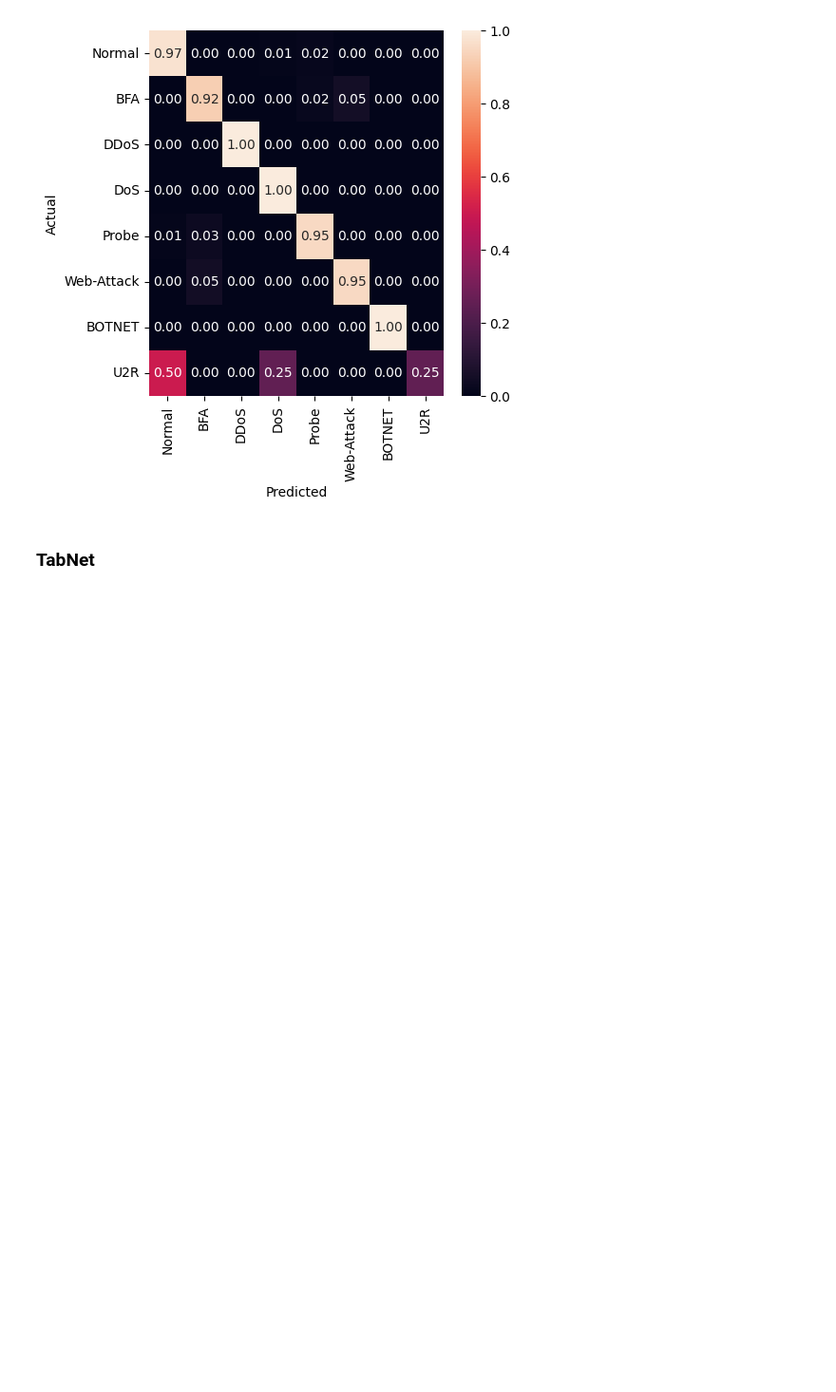
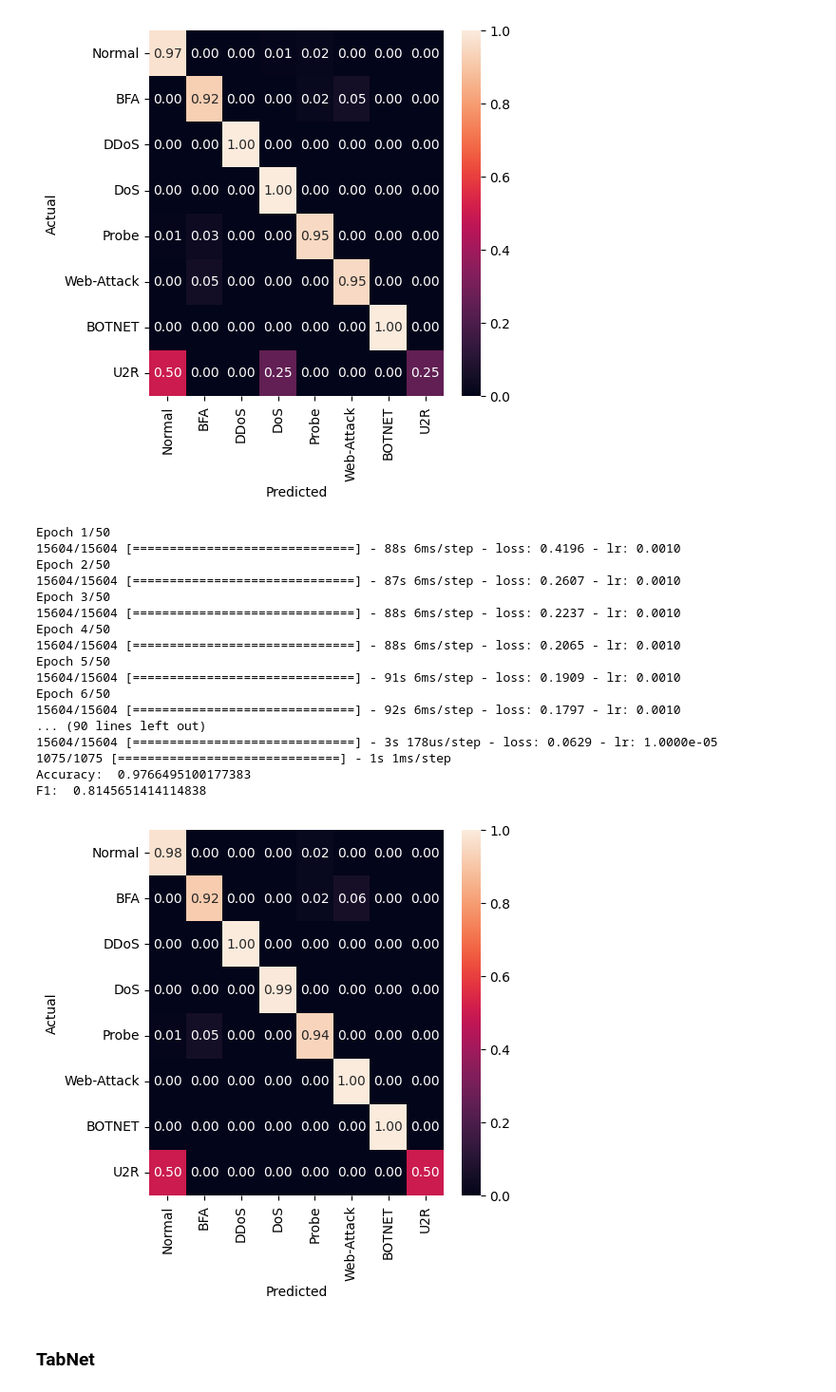
Before and after one commit to Ilyaant/ML-IDS-project, a Jupyter notebook: Work_8sem.ipynb, the cells around one changed output. Shown: that part at 95% size. Saved outputs shown, nothing was run; the diff lists cells and outputs as text; code cells hidden in the pictures; blank space fills up the shorter version.

```diff
--- a/Work_8sem.ipynb
+++ b/Work_8sem.ipynb
@@ -755,6 +755,35 @@ Epoch 6/50
 Accuracy:  0.9801971560673471
 F1:  0.7819834926604116
 [figure]
+# %%
+dr = DatRetClassifier(number_neurons=1000, batch_size=50)
+dr.fit(X_sm, y_sm)
+
+y_pred = dr.predict(X_test)
+dr_acc = accuracy_score(y_test, y_pred)
+dr_f1 = f1_score(y_test, y_pred, average='macro')
+print('Accuracy: ', dr_acc)
+print('F1: ', dr_f1)
+plot_confusion_matrix(confusion_matrix(y_test, y_pred))
+# %% [output]
+Epoch 1/50
+15604/15604 [==============================] - 88s 6ms/step - loss: 0.4196 - lr: 0.0010
+Epoch 2/50
+15604/15604 [==============================] - 87s 6ms/step - loss: 0.2607 - lr: 0.0010
+Epoch 3/50
+15604/15604 [==============================] - 88s 6ms/step - loss: 0.2237 - lr: 0.0010
+Epoch 4/50
+15604/15604 [==============================] - 88s 6ms/step - loss: 0.2065 - lr: 0.0010
+Epoch 5/50
+15604/15604 [==============================] - 91s 6ms/step - loss: 0.1909 - lr: 0.0010
+Epoch 6/50
+15604/15604 [==============================] - 92s 6ms/step - loss: 0.1797 - lr: 0.0010
+... (90 lines left out)
+15604/15604 [==============================] - 3s 178us/step - loss: 0.0629 - lr: 1.0000e-05
+1075/1075 [==============================] - 1s 1ms/step
+Accuracy:  0.9766495100177383
+F1:  0.8145651414114838
+[figure, added]
 # %% [markdown]
 ### TabNet
 # %%
```
Also changed, not shown: parts of 5 cells of this notebook.
